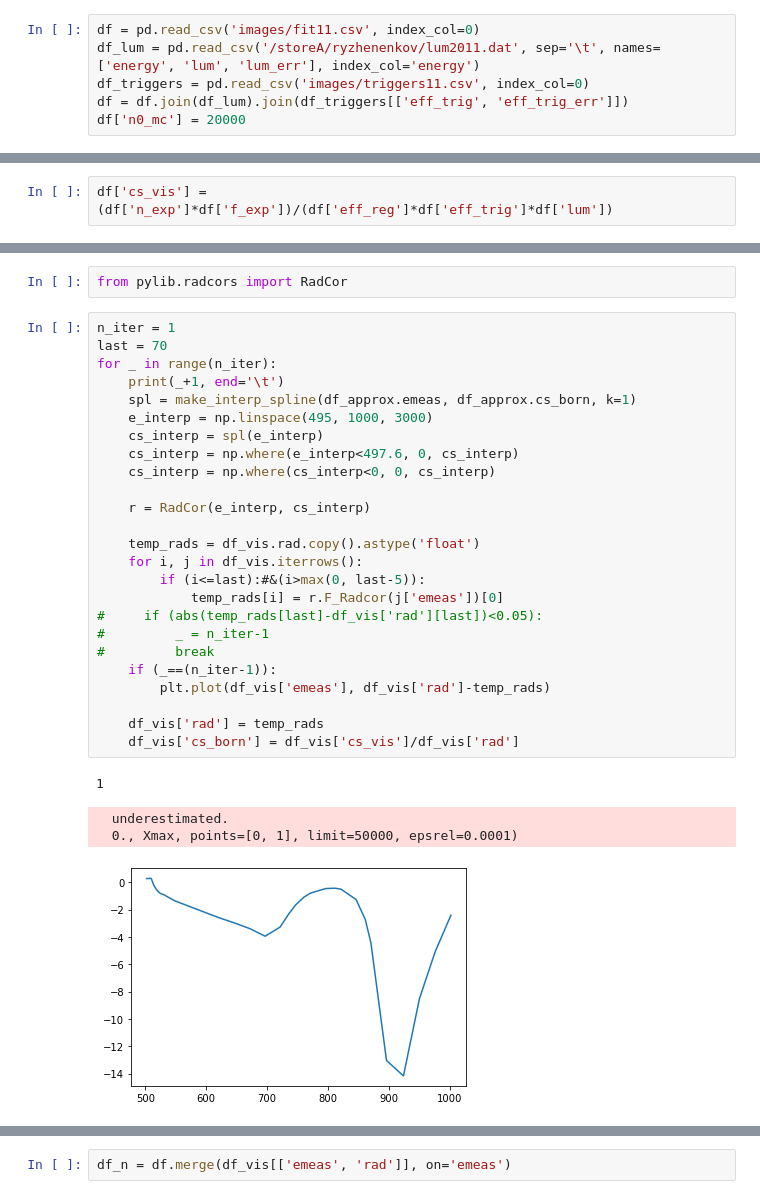
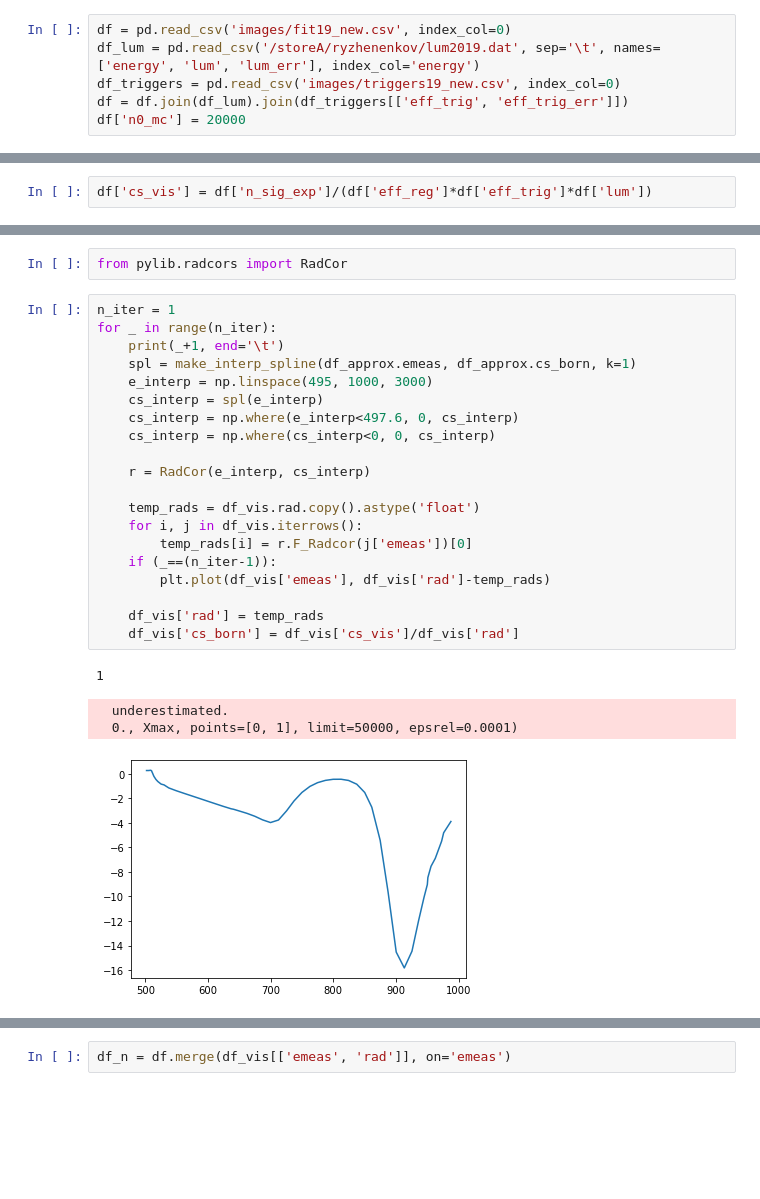
Before and after one commit to nikita-p/kskl20, a Jupyter notebook: notebooks/04. Calc crosses.ipynb, the cells around one changed output, grey strips where cells are left out. Saved outputs shown, nothing was run; the diff lists cells and outputs as text; blank space fills up the shorter version.

```diff
--- a/notebooks/04. Calc crosses.ipynb
+++ b/notebooks/04. Calc crosses.ipynb
@@ -5,8 +5,8 @@ import matplotlib.pyplot as plt
 
 %matplotlib inline
 # %%
-df = pd.read_csv('images/fit11.csv', index_col=0)
-df_lum = pd.read_csv('/storeA/ryzhenenkov/lum2011.dat', sep='\t', names=['energy', 'lum', 'lum_err'], index_col='energy')
-df_triggers = pd.read_csv('images/triggers11.csv', index_col=0)
+df = pd.read_csv('images/fit19_new.csv', index_col=0)
+df_lum = pd.read_csv('/storeA/ryzhenenkov/lum2019.dat', sep='\t', names=['energy', 'lum', 'lum_err'], index_col='energy')
+df_triggers = pd.read_csv('images/triggers19_new.csv', index_col=0)
 df = df.join(df_lum).join(df_triggers[['eff_trig', 'eff_trig_err']])
 df['n0_mc'] = 20000
@@ -15,5 +25,5 @@ df['eff_reg'], df['eff_reg_err'] = df['n_mc']/df['n0_mc'], df['n_mc_err']/df['n0
 # %%
-df['cs_vis'] = (df['n_exp']*df['f_exp'])/(df['eff_reg']*df['eff_trig']*df['lum'])
+df['cs_vis'] = df['n_sig_exp']/(df['eff_reg']*df['eff_trig']*df['lum'])
 # %%
 df_koz = pd.read_csv('images/kozyrev.txt')
 df_koz['emeas'] = df_koz['E']/2
@@ -57,31 +67,26 @@ df_approx
 from pylib.radcors import RadCor
 # %%
 n_iter = 1
-last = 70
 for _ in range(n_iter):
     print(_+1, end='\t')
     spl = make_interp_spline(df_approx.emeas, df_approx.cs_born, k=1)
     e_interp = np.linspace(495, 1000, 3000)
     cs_interp = spl(e_interp)
     cs_interp = np.where(e_interp<497.6, 0, cs_interp)
     cs_interp = np.where(cs_interp<0, 0, cs_interp)
 
     r = RadCor(e_interp, cs_interp)
 
     temp_rads = df_vis.rad.copy().astype('float')
     for i, j in df_vis.iterrows():
-        if (i<=last):#&(i>max(0, last-5)):
-            temp_rads[i] = r.F_Radcor(j['emeas'])[0]
-#     if (abs(temp_rads[last]-df_vis['rad'][last])<0.05):
-#         _ = n_iter-1
-#         break
+        temp_rads[i] = r.F_Radcor(j['emeas'])[0]
     if (_==(n_iter-1)):
         plt.plot(df_vis['emeas'], df_vis['rad']-temp_rads)
 
     df_vis['rad'] = temp_rads
     df_vis['cs_born'] = df_vis['cs_vis']/df_vis['rad']
 # %% [output]
 1
   underestimated.
   0., Xmax, points=[0, 1], limit=50000, epsrel=0.0001)
-[figure, old version]
+[figure, new version]
```
Also changed, not shown: parts of 13 cells of this notebook, 8 other files.
